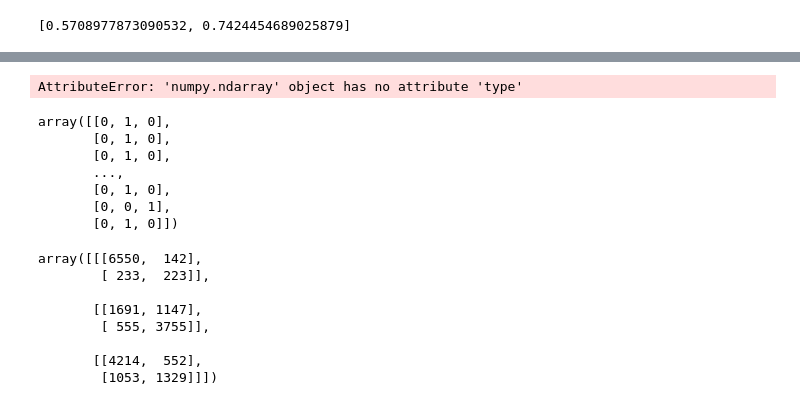
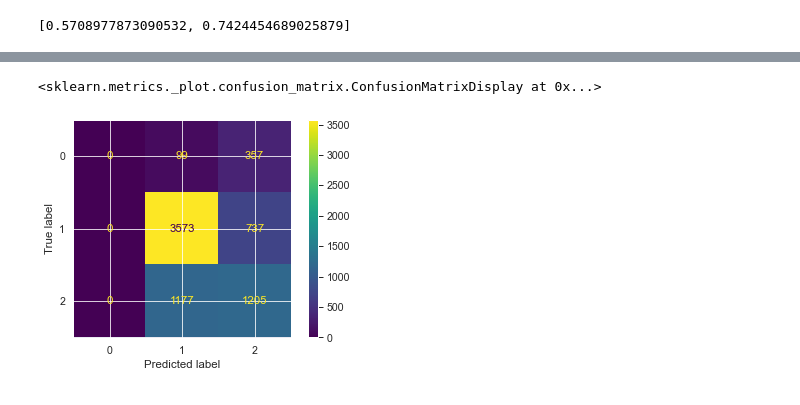
Before and after one commit to cutterback/p04-twitter-sentiment-nlp, a Jupyter notebook: Twitter-Sentiment-Analysis-NLP.ipynb, the cells around one changed output, grey strips where cells are left out. Drawn from its saved outputs; the diff is of its cells as text; code cells hidden in the pictures.

Commit message:
Adding confusion matrix

```diff
--- a/Twitter-Sentiment-Analysis-NLP.ipynb
+++ b/Twitter-Sentiment-Analysis-NLP.ipynb
@@ -592,27 +562,0 @@ array([[0.00302189, 0.910993  , 0.08598523],
-# %%
-y_hat_cl.type
-# %% [output]
-AttributeError: 'numpy.ndarray' object has no attribute 'type'
-# %%
-y_hat_cl = (y_hat == y_hat.max(axis=1, keepdims=True)).astype(int)
-y_hat_cl
-#     cnf_matrix = confusion_matrix(y_true, y_hat_cl, labels=classes)
-# %% [output]
-array([[0, 1, 0],
-       [0, 1, 0],
-       [0, 1, 0],
-       ...,
-       [0, 1, 0],
-       [0, 0, 1],
-       [0, 1, 0]])
-# %%
-multilabel_confusion_matrix(y_train, y_hat_cl)
-# %% [output]
-array([[[6550,  142],
-        [ 233,  223]],
-
-       [[1691, 1147],
-        [ 555, 3755]],
-
-       [[4214,  552],
-        [1053, 1329]]])
@@ -645,0 +563,12 @@ def plot_confusion_matrix(cm, classes, normalize=False, title='Confusion matrix'
+# %%
+# Plot confusion matrix
+#     cnf_matrix = multilabel_confusion_matrix(y_true, y_hat_cl)
+#     plot_confusion_matrix(model, X, y_true)
+#     print(classification_report(y_true, y_hat_cl))
+
+cnf_matrix  = confusion_matrix(y_train_piv.pred_class, y_hat_cl_m3_piv.pred_class)
+disp = ConfusionMatrixDisplay(cnf_matrix)
+disp.plot()
+# %% [output]
+<sklearn.metrics._plot.confusion_matrix.ConfusionMatrixDisplay at 0x...>
+[figure, added]
```
Also changed, not shown: parts of 17 cells of this notebook.
